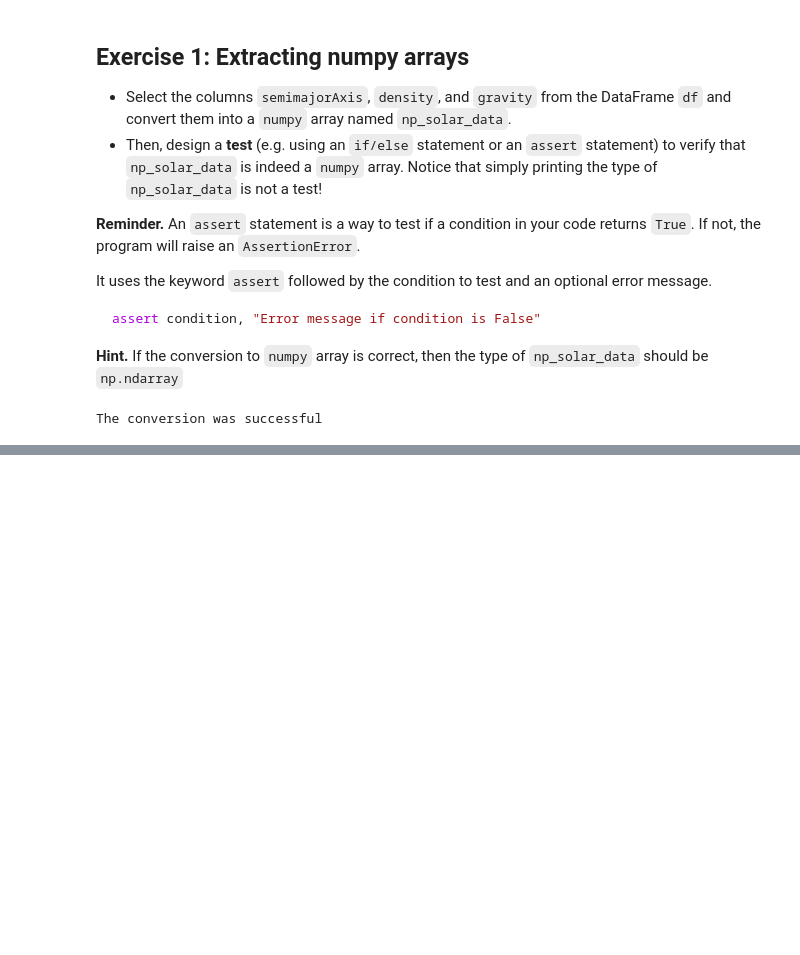
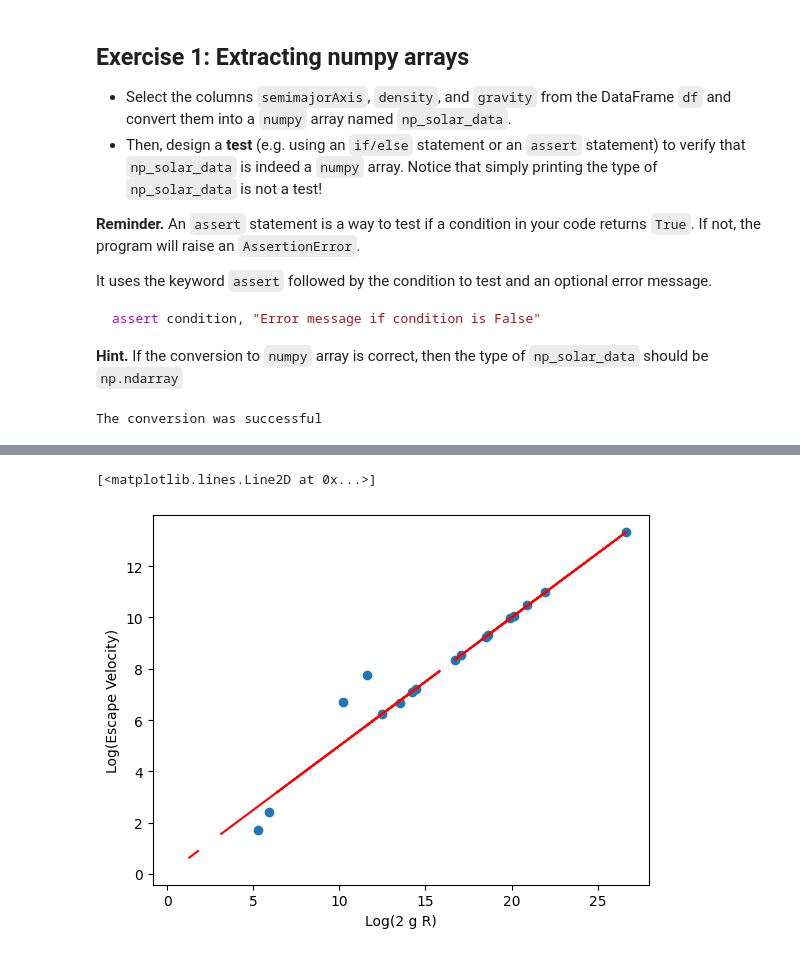
Before and after one commit to FTurci/intro-coding-data-analysis, a Jupyter notebook: 16/exercises_pandas_vs_numpy-solutions.ipynb, the cells around one changed output, grey strips where cells are left out. Cells and saved outputs as stored; diff of their text form; code cells hidden in the pictures; blank space fills up the shorter version.

```diff
--- a/16/exercises_pandas_vs_numpy-solutions.ipynb
+++ b/16/exercises_pandas_vs_numpy-solutions.ipynb
@@ -53,0 +158,26 @@ The conversion was successful
+# %%
+## SOLUTION
+
+# Reload the data to start fresh
+df = pd.read_csv("kaggle_solar/sol_data.csv")
+planets = df[df['isPlanet'] == True].copy()
+planets['outer_planet'] = False
+
+# WRONG WAY - Row-then-column chained indexing
+# Step 1: planets[condition] returns a filtered DataFrame (might be a copy)
+# Step 2: ['outer_planet'] = True modifies that temporary copy, not planets!
+planets[planets['semimajorAxis'] > 5]['outer_planet'] = True
+
+print("WRONG WAY - After row-then-column chained indexing:")
+print(planets[['eName', 'semimajorAxis', 'outer_planet']])
+print("All values still False! Assignment was lost.\n")
+
+# RIGHT WAY - Use .loc[rows, column] to do both selections at once
+planets.loc[planets['semimajorAxis'] > 5, 'outer_planet'] = True
+
+print("RIGHT WAY - After using .loc[]:")
+print(planets[['eName', 'semimajorAxis', 'outer_planet']])
+print("Jupiter, Saturn, Uranus, Neptune are now True!")
+
+# Chained indexing (both types) creates intermediate objects between selections
+# .loc[rows, columns] does selection and assignment in one atomic operation
@@ -53,0 +232,14 @@ The conversion was successful
+# %%
+## SOLUTION
+
+import matplotlib.pyplot as plt
+
+x = np.log(2*df['gravity']*df['meanRadius']*1000)
+y = np.log(df['escape'])
+plt.scatter(x,y )
+plt.xlabel('Log(2 g R)')
+plt.ylabel('Log(Escape Velocity)')
+plt.plot(x,0.5*x, 'r')
+# %% [output]
+[<matplotlib.lines.Line2D at 0x...>]
+[figure, added]
```
Also changed, not shown: parts of 16 cells of this notebook, 1 other file.
